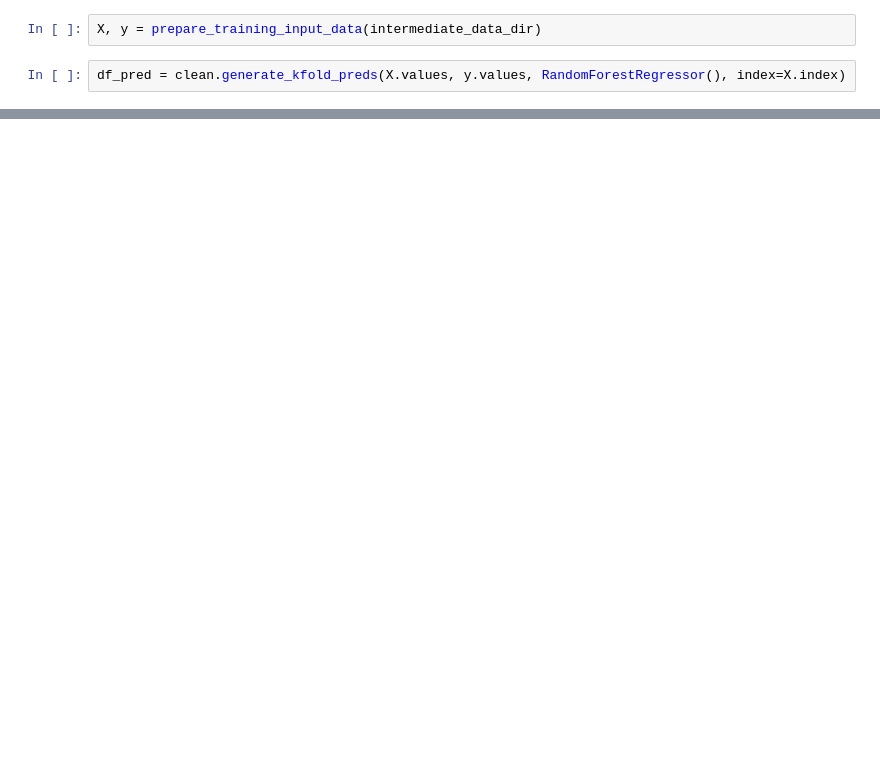
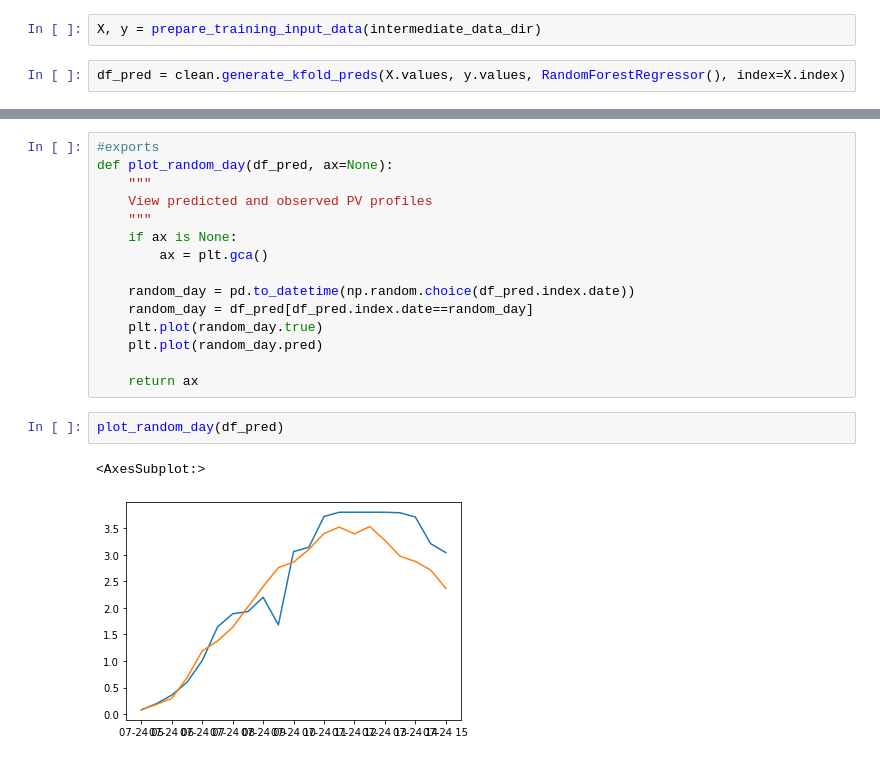
Before and after one commit to AyrtonB/WPD-DS-Challenge, a Jupyter notebook: nbs/08-pv-forecast.ipynb, the cells around one changed output, grey strips where cells are left out. Drawn from its saved outputs; the diff is of its cells as text; blank space fills up the shorter version.

```diff
--- a/nbs/08-pv-forecast.ipynb
+++ b/nbs/08-pv-forecast.ipynb
@@ -60,0 +76,20 @@ plt.scatter(df_pred.pred, df_pred.true, s=0.1)
+# %%
+#exports
+def plot_random_day(df_pred, ax=None):
+    """
+    View predicted and observed PV profiles
+    """
+    if ax is None:
+        ax = plt.gca()
+
+    random_day = pd.to_datetime(np.random.choice(df_pred.index.date))
+    random_day = df_pred[df_pred.index.date==random_day]
+    plt.plot(random_day.true)
+    plt.plot(random_day.pred)
+
+    return ax
+# %%
+plot_random_day(df_pred)
+# %% [output]
+<AxesSubplot:>
+[figure, added]
```
Also changed, not shown: parts of 19 cells of this notebook, 6 other files.
